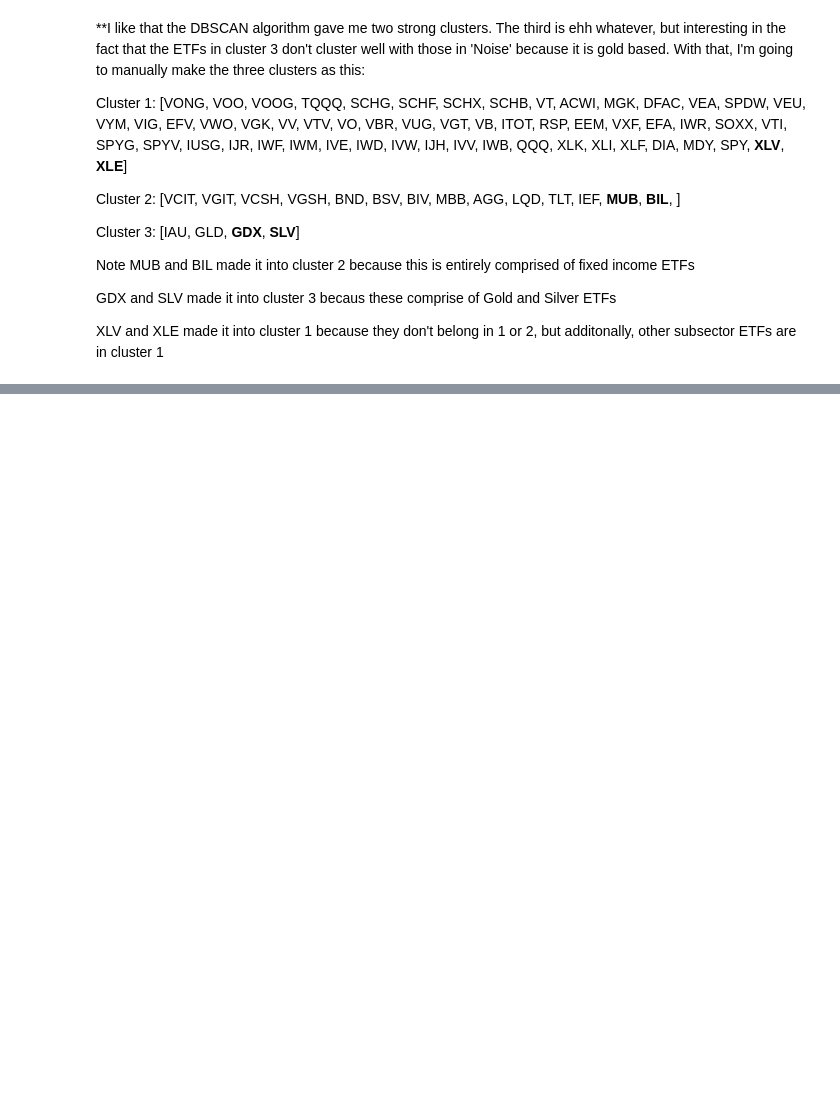
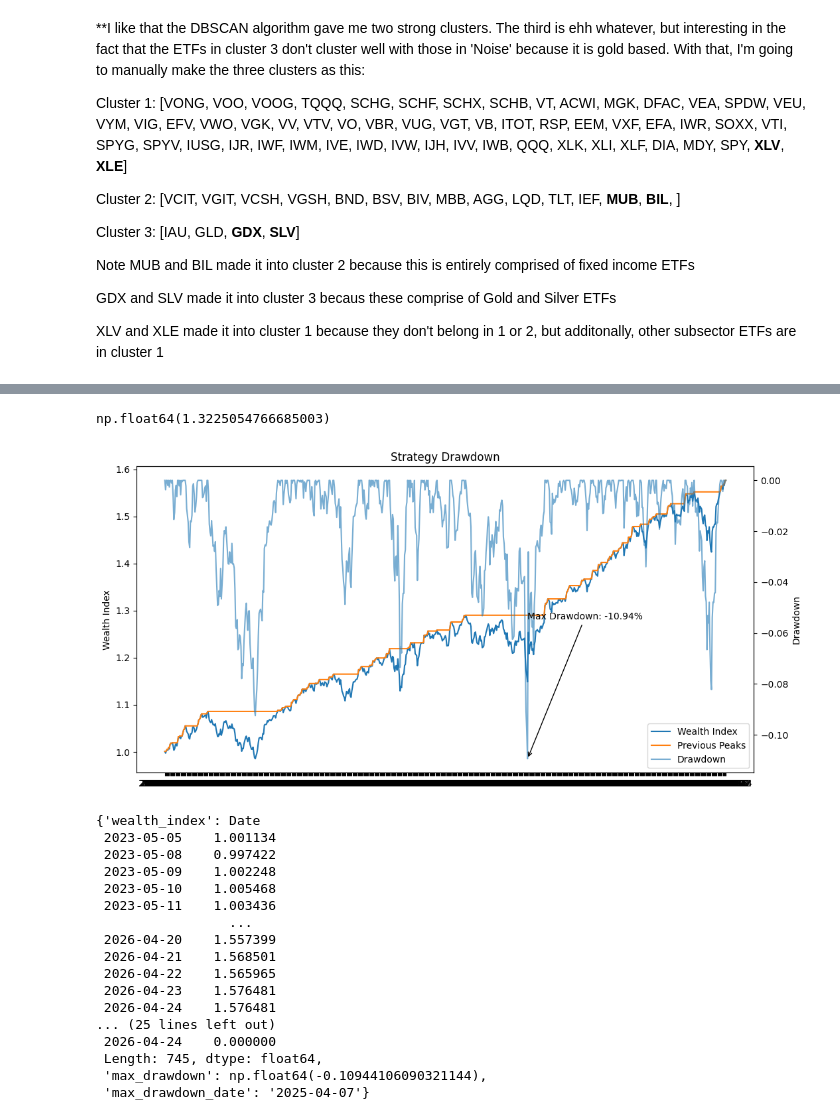
Before and after one commit to shiner32/COSC-247-Final-Project, a Jupyter notebook: backtestStart.ipynb, the cells around one changed output, grey strips where cells are left out. Cells and saved outputs as stored; diff of their text form; code cells hidden in the pictures; blank space fills up the shorter version.

```diff
--- a/backtestStart.ipynb
+++ b/backtestStart.ipynb
@@ -389,0 +667,38 @@ for symbol in goodSymbols:
+# %%
+LRprobabilities = pd.DataFrame(LRprobabilities)
+XGProbabilities = pd.DataFrame(XGProbabilities)
+LSTMProbs = pd.DataFrame(LSTMProbs)
+
+avgProbs = (LRprobabilities + XGProbabilities + LSTMProbs) / 3
+avgProbs = avgProbs.to_dict(orient='list')
+# %%
+avgTrades, AvgTradesAGG = getTrades(avgProbs)
+
+avgDailyReturns = avgTrades.sum(axis=1) / AvgTradesAGG
+avgDailyReturns = avgDailyReturns.fillna(0)
+
+avgSharpeRatio = getSharpeRatio(avgDailyReturns.values)
+avgSharpeRatio
+# %% [output]
+np.float64(1.3225054766685003)
+# %%
+plot_drawdown(avgDailyReturns)
+# %% [output]
+[figure, added]
+{'wealth_index': Date
+ 2023-05-05    1.001134
+ 2023-05-08    0.997422
+ 2023-05-09    1.002248
+ 2023-05-10    1.005468
+ 2023-05-11    1.003436
+                 ...
+ 2026-04-20    1.557399
+ 2026-04-21    1.568501
+ 2026-04-22    1.565965
+ 2026-04-23    1.576481
+ 2026-04-24    1.576481
+... (25 lines left out)
+ 2026-04-24    0.000000
+ Length: 745, dtype: float64,
+ 'max_drawdown': np.float64(-0.10944106090321144),
+ 'max_drawdown_date': '2025-04-07'}
```
Also changed, not shown: parts of 21 cells of this notebook, 6 other files.
